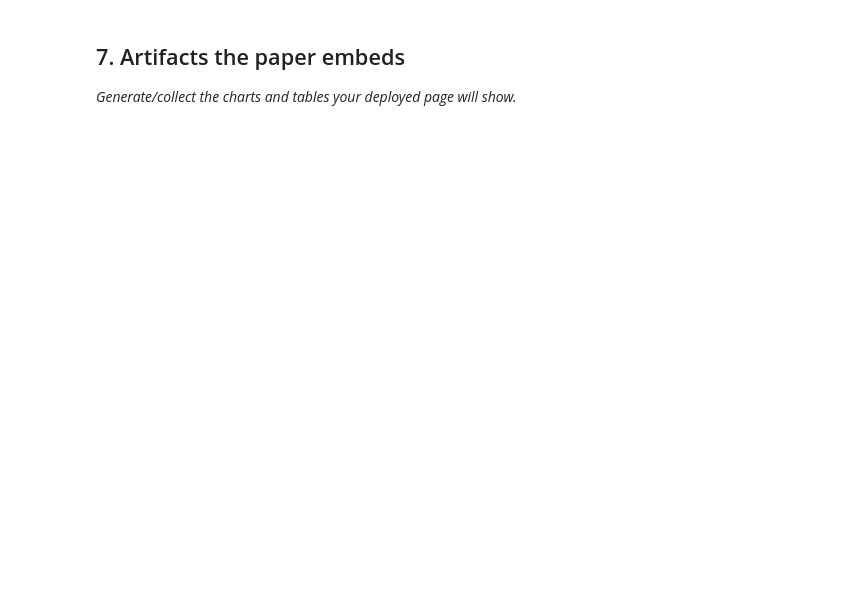
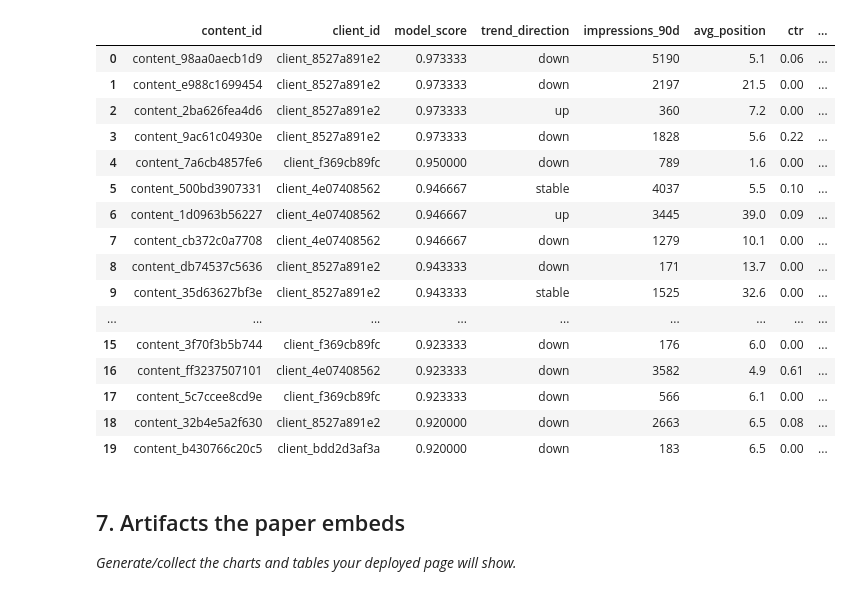
Before and after one commit to MeerMusabih/FlyRank-AI-Internship, a Jupyter notebook: work/notebooks/capstone.ipynb, the cells around one changed output. Saved outputs shown, nothing was run; the diff lists cells and outputs as text; code cells hidden in the pictures; blank space fills up the shorter version.

```diff
--- a/work/notebooks/capstone.ipynb
+++ b/work/notebooks/capstone.ipynb
@@ -33,3 +454,97 @@ This skeleton is yours to fill. Work the sections **in order** — each one has
+# %%
+
+
+queue = df.iloc[test_idx].copy()
+
+queue["model_score"] = rf_probability
+
+queue = queue[
+    [
+        "content_id",
+        "client_id",
+        "model_score",
+        "trend_direction",
+        "impressions_90d",
+        "avg_position",
+        "ctr",
+        "content_age_days",
+        "days_since_last_update",
+        "scroll_rate"
+    ]
+].copy()
+
+queue = queue.sort_values(
+    "model_score",
+    ascending=False
+).reset_index(drop=True)
+
+queue["priority_rank"] = (
+    np.arange(len(queue)) + 1
+)
+
+
+def assign_priority(score):
+    if score >= 0.80:
+        return "High"
+    elif score >= 0.50:
+        return "Medium"
+    else:
+        return "Low"
+
+
+queue["priority"] = queue["model_score"].apply(
+    assign_priority
+)
+
+
+def create_reason(row):
+    reasons = []
+
+    if row["days_since_last_update"] >= 180:
+        reasons.append("Older content")
+
+    if row["impressions_90d"] > queue["impressions_90d"].median():
+        reasons.append("Strong search visibility")
+
+    if row["avg_position"] > 10:
+        reasons.append("Lower average position")
+
+    if row["ctr"] < queue["ctr"].median():
+        reasons.append("Lower CTR")
+
+    if row["scroll_rate"] < queue["scroll_rate"].median():
+        reasons.append("Lower engagement")
+
+    if not reasons:
+        reasons.append("Mixed observed signals")
+
+    return "; ".join(reasons[:3])
+
+
+queue["reason"] = queue.apply(
+    create_reason,
+    axis=1
+)
+
+queue.head(20)
+# %% [output]
+|  | content_id | client_id | model_score | trend_direction | impressions_90d | avg_position | ctr | ... |
+| 0 | content_98aa0aecb1d9 | client_8527a891e2 | 0.973333 | down | 5190 | 5.1 | 0.06 | ... |
+| 1 | content_e988c1699454 | client_8527a891e2 | 0.973333 | down | 2197 | 21.5 | 0.00 | ... |
+| 2 | content_2ba626fea4d6 | client_8527a891e2 | 0.973333 | up | 360 | 7.2 | 0.00 | ... |
+| 3 | content_9ac61c04930e | client_8527a891e2 | 0.973333 | down | 1828 | 5.6 | 0.22 | ... |
+| 4 | content_7a6cb4857fe6 | client_f369cb89fc | 0.950000 | down | 789 | 1.6 | 0.00 | ... |
+| 5 | content_500bd3907331 | client_4e07408562 | 0.946667 | stable | 4037 | 5.5 | 0.10 | ... |
+| 6 | content_1d0963b56227 | client_4e07408562 | 0.946667 | up | 3445 | 39.0 | 0.09 | ... |
+| 7 | content_cb372c0a7708 | client_4e07408562 | 0.946667 | down | 1279 | 10.1 | 0.00 | ... |
+| 8 | content_db74537c5636 | client_8527a891e2 | 0.943333 | down | 171 | 13.7 | 0.00 | ... |
+| 9 | content_35d63627bf3e | client_8527a891e2 | 0.943333 | stable | 1525 | 32.6 | 0.00 | ... |
+| ... | ... | ... | ... | ... | ... | ... | ... | ... |
+| 15 | content_3f70f3b5b744 | client_f369cb89fc | 0.923333 | down | 176 | 6.0 | 0.00 | ... |
+| 16 | content_ff3237507101 | client_4e07408562 | 0.923333 | down | 3582 | 4.9 | 0.61 | ... |
+| 17 | content_5c7ccee8cd9e | client_f369cb89fc | 0.923333 | down | 566 | 6.1 | 0.00 | ... |
+| 18 | content_32b4e5a2f630 | client_8527a891e2 | 0.920000 | down | 2663 | 6.5 | 0.08 | ... |
+| 19 | content_b430766c20c5 | client_bdd2d3af3a | 0.920000 | down | 183 | 6.5 | 0.00 | ... |
 # %% [markdown]
 ## 7. Artifacts the paper embeds
 
```
Also changed, not shown: parts of 26 cells of this notebook.
